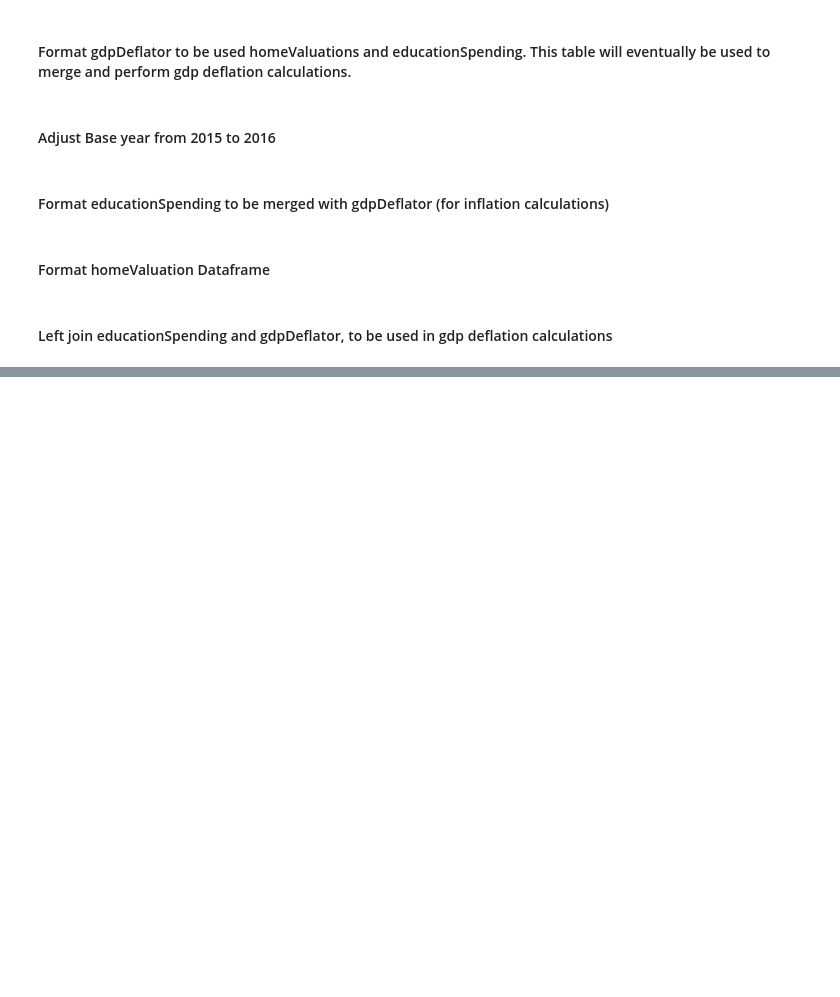
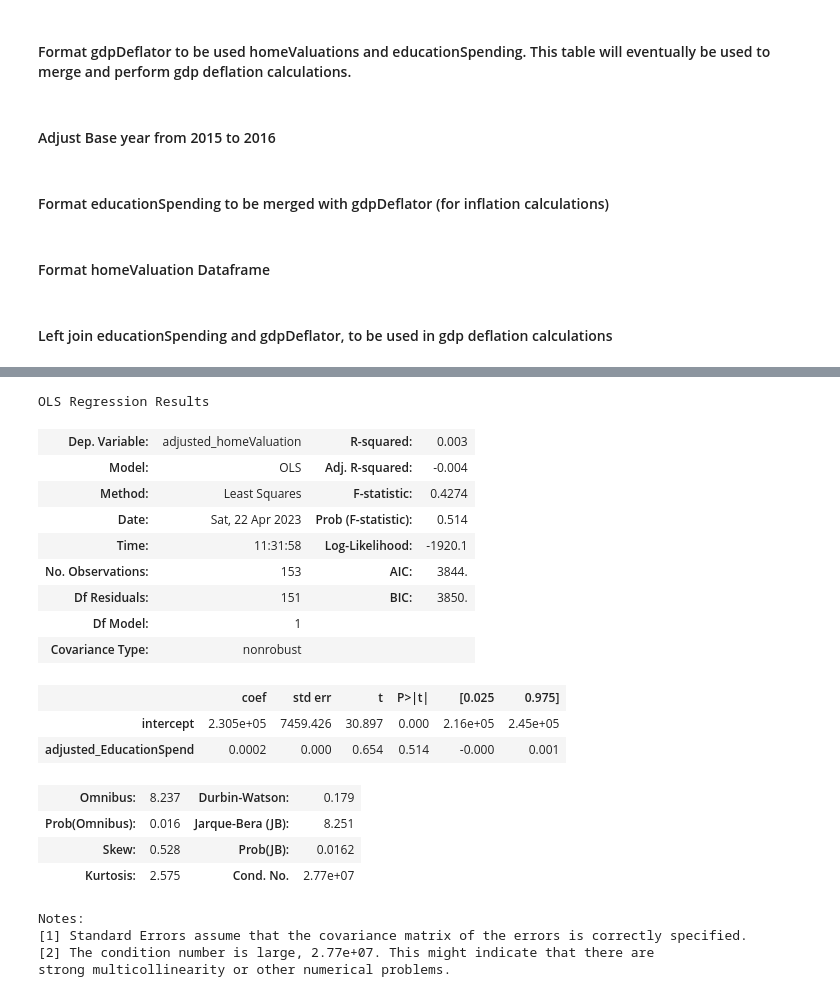
Before and after one commit to Max-Jacobsen/EducationSpending_HomeValuations_analysis, a Jupyter notebook: project_group4.ipynb, the cells around one changed output, grey strips where cells are left out. Saved outputs shown, nothing was run; the diff lists cells and outputs as text; code cells hidden in the pictures; blank space fills up the shorter version.

```diff
--- a/project_group4.ipynb
+++ b/project_group4.ipynb
@@ -181,0 +173,52 @@ y = OLS_modelmerge['adjusted_homeValuation']
+# %%
+northEast = ['Connecticut', 'Maine', 'Massachusetts', 'New Hampshire', 'Rhode Island', 'Vermont', 'New Jersey', 'New York', 'Pennsylvania' ]
+
+midWest = ['Indiana', 'Illinois', 'Michigan', 'Ohio', 'Wisconsin', 'Iowa', 'Kansas', 'Minnesota', 'Missouri', 'Nebraska', 'North Dakota', 'South Dakota' ]
+
+south = ['Delaware', 'District of Columbia', 'Florida', 'Georgia', 'Maryland', 'North Carolina', 'South Carolina', 'Virginia', 'West Virginia', 'Alabama', 'Kentucky', 'Mississippi', 'Tennessee', 'Arkansas', 'Louisiana', 'Oklahoma', 'Texas']
+
+west = ['Arizona', 'Colorado', 'Idaho', 'New Mexico', 'Montana', 'Utah', 'Nevada', 'Wyoming', 'Alaska', 'California', 'Hawaii', 'Oregon', 'Washington']
+
+OLS_northEast = OLS_modelmerge[OLS_modelmerge['state'].isin(northEast)]
+OLS_midWest = OLS_modelmerge[OLS_modelmerge['state'].isin(midWest)]
+OLS_south = OLS_modelmerge[OLS_modelmerge['state'].isin(south)]
+OLS_west = OLS_modelmerge[OLS_modelmerge['state'].isin(west)]
+
+OLS_northEast.to_csv('OLS_northEast.csv', index=False)
+OLS_midWest.to_csv('OLS_midWest.csv', index=False)
+OLS_south.to_csv('OLS_south.csv', index=False)
+OLS_west.to_csv('OLS_west.csv', index=False)
+# %%
+# define independent variables
+x_NE = OLS_northEast[['intercept', 'adjusted_EducationSpend']]
+
+# define dependent variable
+y_NE = OLS_northEast['adjusted_homeValuation']
+
+# estimate the model
+model = sm.OLS(y_NE, x_NE).fit()
+
+# print out the summary results
+model.summary()
+# %% [output]
+OLS Regression Results
+| Dep. Variable: | adjusted_homeValuation | R-squared: | 0.003 |
+| Model: | OLS | Adj. R-squared: | -0.004 |
+| Method: | Least Squares | F-statistic: | 0.4274 |
+| Date: | Sat, 22 Apr 2023 | Prob (F-statistic): | 0.514 |
+| Time: | 11:31:58 | Log-Likelihood: | -1920.1 |
+| No. Observations: | 153 | AIC: | 3844. |
+| Df Residuals: | 151 | BIC: | 3850. |
+| Df Model: | 1 |  |  |
+| Covariance Type: | nonrobust |  |  |
+|  | coef | std err | t | P>|t| | [0.025 | 0.975] |
+| intercept | 2.305e+05 | 7459.426 | 30.897 | 0.000 | 2.16e+05 | 2.45e+05 |
+| adjusted_EducationSpend | 0.0002 | 0.000 | 0.654 | 0.514 | -0.000 | 0.001 |
+| Omnibus: | 8.237 | Durbin-Watson: | 0.179 |
+| Prob(Omnibus): | 0.016 | Jarque-Bera (JB): | 8.251 |
+| Skew: | 0.528 | Prob(JB): | 0.0162 |
+| Kurtosis: | 2.575 | Cond. No. | 2.77e+07 |
+Notes:
+[1] Standard Errors assume that the covariance matrix of the errors is correctly specified.
+[2] The condition number is large, 2.77e+07. This might indicate that there are
+strong multicollinearity or other numerical problems.
```
Also changed, not shown: parts of 10 cells of this notebook, 16 other files.
